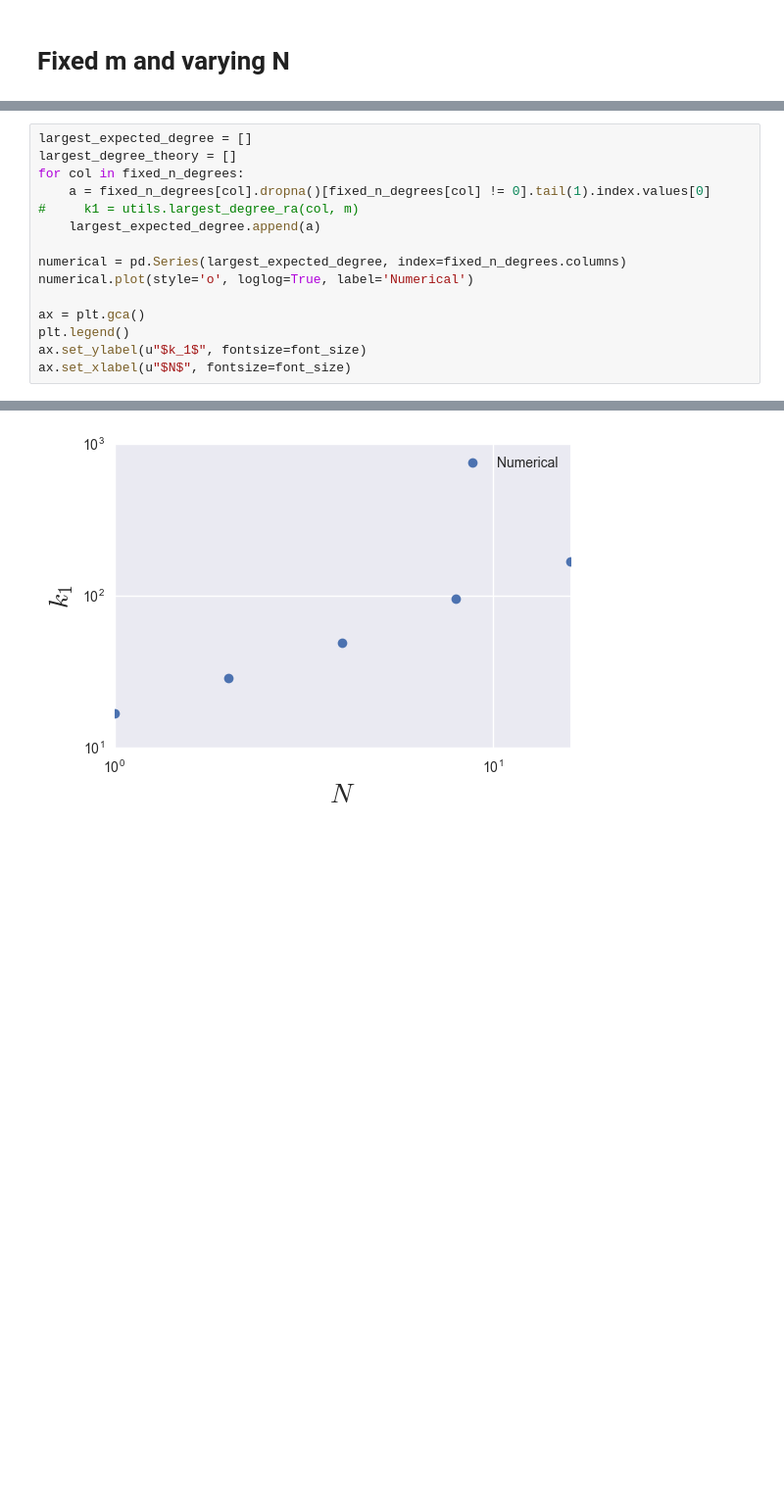
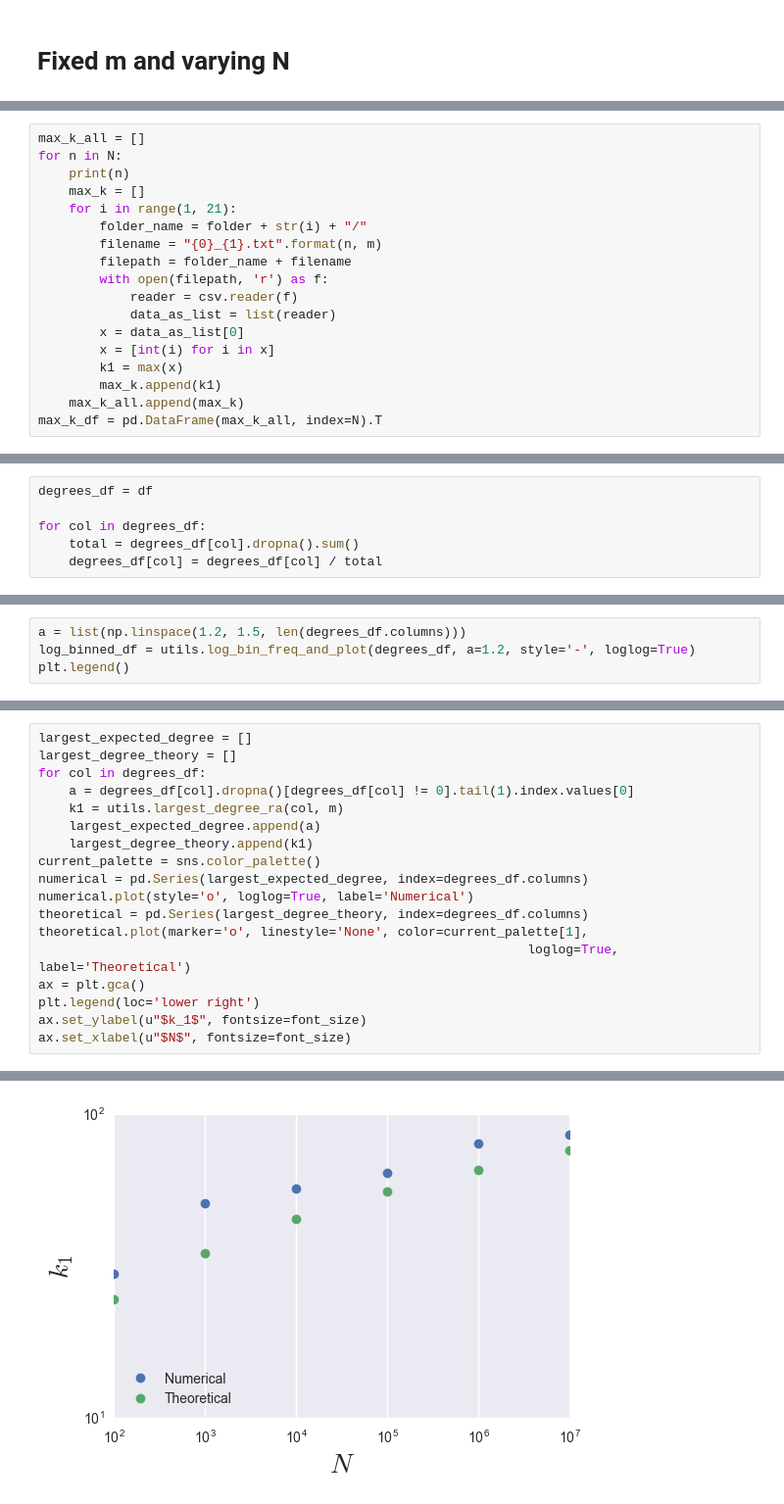
Before and after one commit to lingxz/networks, a Jupyter notebook: random-attachment.ipynb, the cells around one changed output, grey strips where cells are left out. Shown at 98% size. Saved outputs shown, nothing was run; the diff lists cells and outputs as text; blank space fills up the shorter version.

```diff
--- a/random-attachment.ipynb
+++ b/random-attachment.ipynb
@@ -109,0 +160,18 @@ fixed_m_logbin = utils.log_bin_and_plot(fixed_n_df, a=1.2, font_size=font_size,
+# %%
+max_k_all = []
+for n in N:
+    print(n)
+    max_k = []
+    for i in range(1, 21):
+        folder_name = folder + str(i) + "/"
+        filename = "{0}_{1}.txt".format(n, m)
+        filepath = folder_name + filename
+        with open(filepath, 'r') as f:
+            reader = csv.reader(f)
+            data_as_list = list(reader)
+        x = data_as_list[0]
+        x = [int(i) for i in x]
+        k1 = max(x)
+        max_k.append(k1)
+    max_k_all.append(max_k)
+max_k_df = pd.DataFrame(max_k_all, index=N).T
@@ -109,0 +197,6 @@ fixed_m_logbin = utils.log_bin_and_plot(fixed_n_df, a=1.2, font_size=font_size,
+# %%
+degrees_df = df
+
+for col in degrees_df:
+    total = degrees_df[col].dropna().sum()
+    degrees_df[col] = degrees_df[col] / total
@@ -109,0 +210,4 @@ fixed_m_logbin = utils.log_bin_and_plot(fixed_n_df, a=1.2, font_size=font_size,
+# %%
+a = list(np.linspace(1.2, 1.5, len(degrees_df.columns)))
+log_binned_df = utils.log_bin_freq_and_plot(degrees_df, a=1.2, style='-', loglog=True)
+plt.legend()
@@ -110,18 +217,21 @@ fixed_m_logbin = utils.log_bin_and_plot(fixed_n_df, a=1.2, font_size=font_size,
 # %%
 largest_expected_degree = []
 largest_degree_theory = []
-for col in fixed_n_degrees:
-    a = fixed_n_degrees[col].dropna()[fixed_n_degrees[col] != 0].tail(1).index.values[0]
-#     k1 = utils.largest_degree_ra(col, m)
+for col in degrees_df:
+    a = degrees_df[col].dropna()[degrees_df[col] != 0].tail(1).index.values[0]
+    k1 = utils.largest_degree_ra(col, m)
     largest_expected_degree.append(a)
-
-numerical = pd.Series(largest_expected_degree, index=fixed_n_degrees.columns)
+    largest_degree_theory.append(k1)
+current_palette = sns.color_palette()
+numerical = pd.Series(largest_expected_degree, index=degrees_df.columns)
 numerical.plot(style='o', loglog=True, label='Numerical')
-
+theoretical = pd.Series(largest_degree_theory, index=degrees_df.columns)
+theoretical.plot(marker='o', linestyle='None', color=current_palette[1],
+                                                                loglog=True, label='Theoretical')
 ax = plt.gca()
-plt.legend()
+plt.legend(loc='lower right')
 ax.set_ylabel(u"$k_1$", fontsize=font_size)
 ax.set_xlabel(u"$N$", fontsize=font_size)
 # %% [output]
 <matplotlib.text.Text at 0x...>
-[figure, old version]
+[figure, new version]
```
Also changed, not shown: parts of 32 cells of this notebook, 1 other file.
